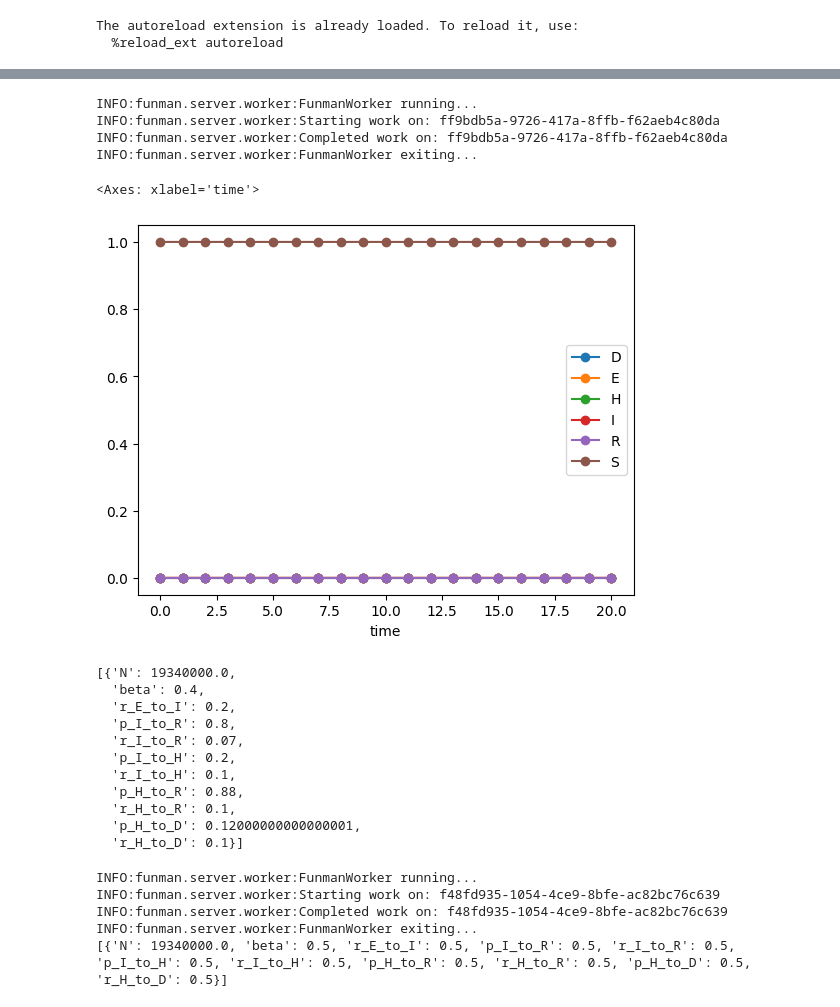
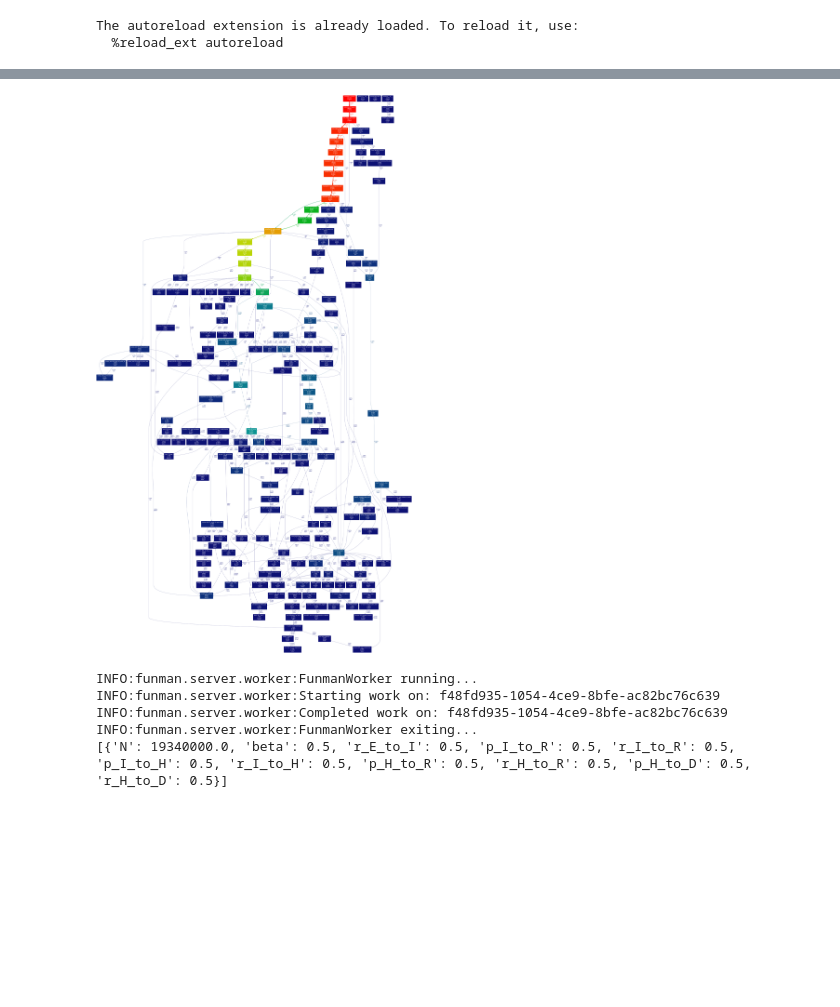
Before and after one commit to ml4ai/funman, a Jupyter notebook: notebooks/view-terrarium-test-results.ipynb, the cells around one changed output, grey strips where cells are left out. Saved outputs shown, nothing was run; the diff lists cells and outputs as text; code cells hidden in the pictures; blank space fills up the shorter version.

```diff
--- a/notebooks/view-terrarium-test-results.ipynb
+++ b/notebooks/view-terrarium-test-results.ipynb
@@ -67,33 +54,10 @@ Parameters: [{'beta': 0.12254405065281422, 'gamma': 0.129502676331714, 'S0': 0.9
-# %%
-
-result = Runner().run(model, request, case_out_dir=out_dir)
-points = result.parameter_space.true_points[0:1]
-result.plot(points, variables=["D", "E", "H", "I", "R", "S"])
-# %% [output]
-INFO:funman.server.worker:FunmanWorker running...
-INFO:funman.server.worker:Starting work on: ff9bdb5a-9726-417a-8ffb-f62aeb4c80da
-INFO:funman.server.worker:Completed work on: ff9bdb5a-9726-417a-8ffb-f62aeb4c80da
-INFO:funman.server.worker:FunmanWorker exiting...
-<Axes: xlabel='time'>
-[figure, removed]
-# %%
-point_parameters = [ {param: p.values[param] for param in parameters} for p in points]
-point_parameters
-# %% [output]
-[{'N': 19340000.0,
-  'beta': 0.4,
-  'r_E_to_I': 0.2,
-  'p_I_to_R': 0.8,
-  'r_I_to_R': 0.07,
-  'p_I_to_H': 0.2,
-  'r_I_to_H': 0.1,
-  'p_H_to_R': 0.88,
-  'r_H_to_R': 0.1,
-  'p_H_to_D': 0.12000000000000001,
-  'r_H_to_D': 0.1}]
 # %%
-os.system(f"gprof2dot -f pstats {this_dir}/profile.stats | dot -Tpng -o profile.png")
-display(Image(filename='profile.png'))
+# View profiling if present
+if os.path.exists(f"{this_dir}/profile.stats"):
+    os.system(f"gprof2dot -f pstats {this_dir}/profile.stats | dot -Tpng -o profile.png")
+    display(Image(filename='profile.png'))
+# %% [output]
+[figure, added]
 # %%
 # Relax the parameters to see if an alternative parameterization would work.
 model = base_model
```
Also changed, not shown: parts of 2 cells of this notebook, 3 other files.
